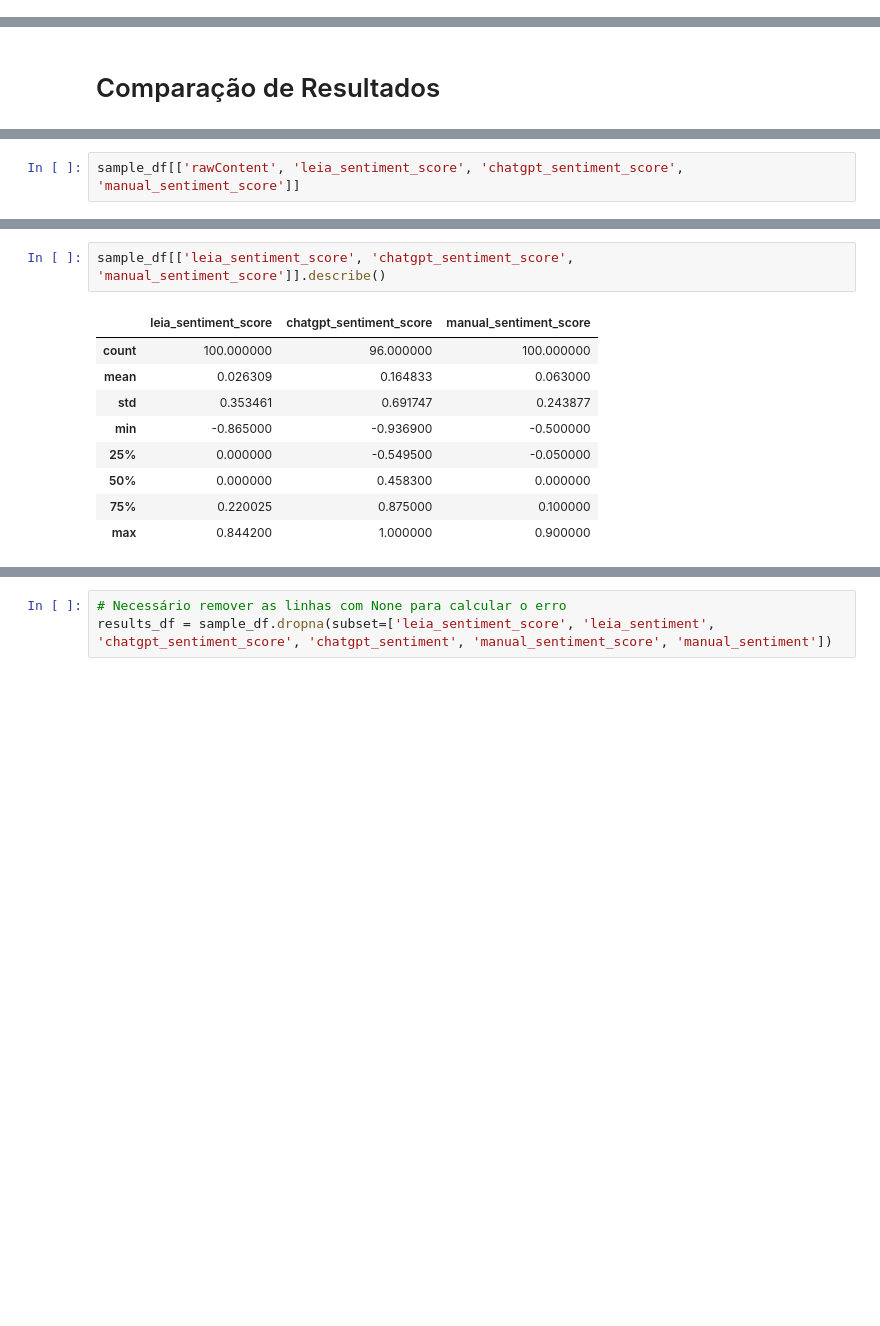
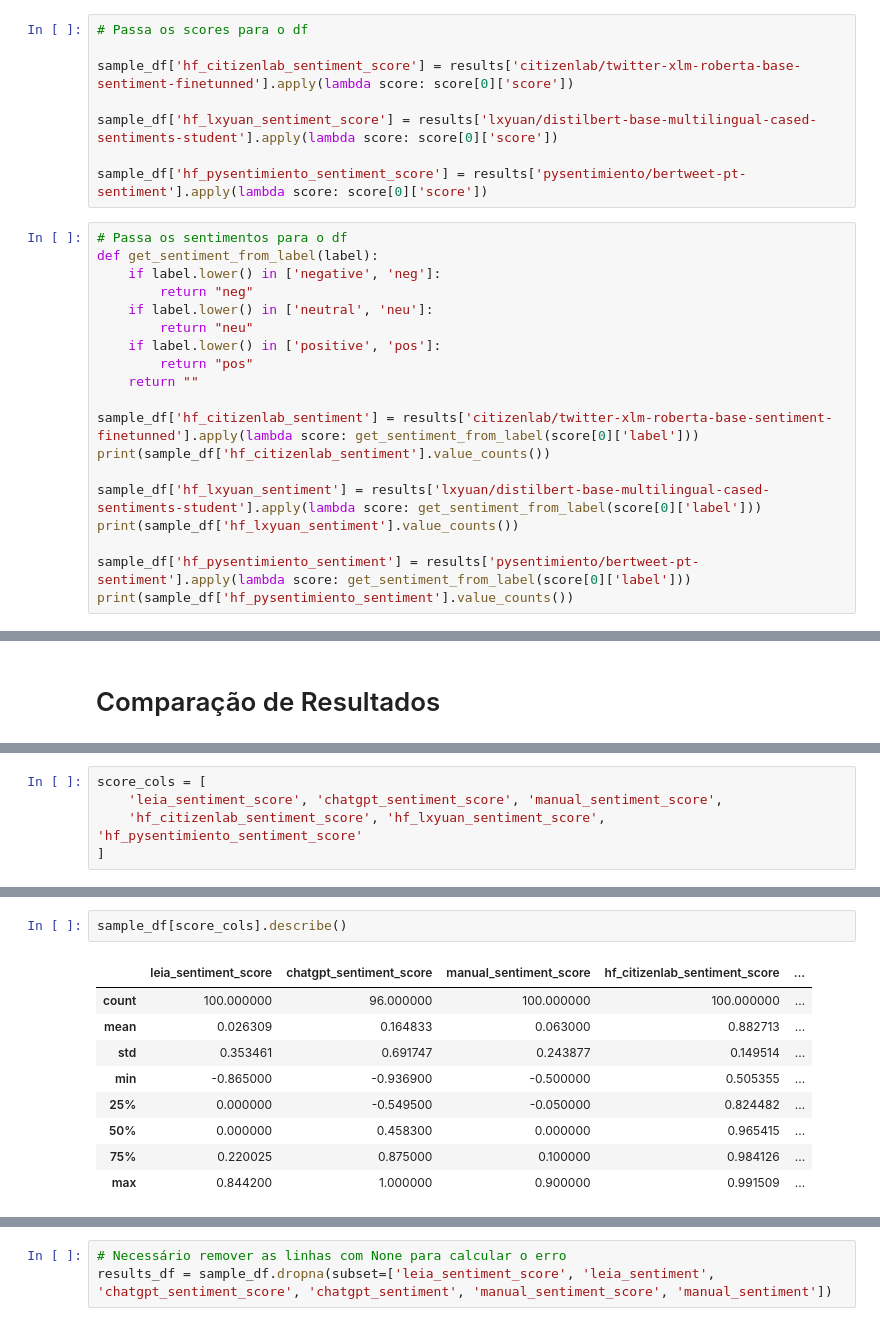
Before and after one commit to thiago-paim/projeto-tera, a Jupyter notebook: notebooks/leia_sentiment_analysis.ipynb, the cells around one changed output, grey strips where cells are left out. Saved outputs shown, nothing was run; the diff lists cells and outputs as text; blank space fills up the shorter version.

```diff
--- a/notebooks/leia_sentiment_analysis.ipynb
+++ b/notebooks/leia_sentiment_analysis.ipynb
@@ -282,0 +306,27 @@ See the caveats in the documentation: https://pandas.pydata.org/pandas-docs/stab
+# %%
+# Passa os scores para o df
+
+sample_df['hf_citizenlab_sentiment_score'] = results['citizenlab/twitter-xlm-roberta-base-sentiment-finetunned'].apply(lambda score: score[0]['score'])
+
+sample_df['hf_lxyuan_sentiment_score'] = results['lxyuan/distilbert-base-multilingual-cased-sentiments-student'].apply(lambda score: score[0]['score'])
+
+sample_df['hf_pysentimiento_sentiment_score'] = results['pysentimiento/bertweet-pt-sentiment'].apply(lambda score: score[0]['score'])
+# %%
+# Passa os sentimentos para o df
+def get_sentiment_from_label(label):
+    if label.lower() in ['negative', 'neg']:
+        return "neg"
+    if label.lower() in ['neutral', 'neu']:
+        return "neu"
+    if label.lower() in ['positive', 'pos']:
+        return "pos"
+    return ""
+
+sample_df['hf_citizenlab_sentiment'] = results['citizenlab/twitter-xlm-roberta-base-sentiment-finetunned'].apply(lambda score: get_sentiment_from_label(score[0]['label']))
+print(sample_df['hf_citizenlab_sentiment'].value_counts())
+
+sample_df['hf_lxyuan_sentiment'] = results['lxyuan/distilbert-base-multilingual-cased-sentiments-student'].apply(lambda score: get_sentiment_from_label(score[0]['label']))
+print(sample_df['hf_lxyuan_sentiment'].value_counts())
+
+sample_df['hf_pysentimiento_sentiment'] = results['pysentimiento/bertweet-pt-sentiment'].apply(lambda score: get_sentiment_from_label(score[0]['label']))
+print(sample_df['hf_pysentimiento_sentiment'].value_counts())
@@ -316,2 +349,5 @@ sample_df[['rawContent', 'leia_sentiment_score', 'leia_sentiment', 'chatgpt_sent
 # %%
-sample_df[['rawContent', 'leia_sentiment_score', 'chatgpt_sentiment_score', 'manual_sentiment_score']]
+score_cols = [
+    'leia_sentiment_score', 'chatgpt_sentiment_score', 'manual_sentiment_score',
+    'hf_citizenlab_sentiment_score', 'hf_lxyuan_sentiment_score', 'hf_pysentimiento_sentiment_score'
+]
@@ -332,12 +372,12 @@ sample_df[['rawContent', 'leia_sentiment_score', 'chatgpt_sentiment_score', 'man
 # %%
-sample_df[['leia_sentiment_score', 'chatgpt_sentiment_score', 'manual_sentiment_score']].describe()
+sample_df[score_cols].describe()
 # %% [output]
-|  | leia_sentiment_score | chatgpt_sentiment_score | manual_sentiment_score |
-| count | 100.000000 | 96.000000 | 100.000000 |
-| mean | 0.026309 | 0.164833 | 0.063000 |
-| std | 0.353461 | 0.691747 | 0.243877 |
-| min | -0.865000 | -0.936900 | -0.500000 |
-| 25% | 0.000000 | -0.549500 | -0.050000 |
-| 50% | 0.000000 | 0.458300 | 0.000000 |
-| 75% | 0.220025 | 0.875000 | 0.100000 |
-| max | 0.844200 | 1.000000 | 0.900000 |
+|  | leia_sentiment_score | chatgpt_sentiment_score | manual_sentiment_score | hf_citizenlab_sentiment_score | ... |
+| count | 100.000000 | 96.000000 | 100.000000 | 100.000000 | ... |
+| mean | 0.026309 | 0.164833 | 0.063000 | 0.882713 | ... |
+| std | 0.353461 | 0.691747 | 0.243877 | 0.149514 | ... |
+| min | -0.865000 | -0.936900 | -0.500000 | 0.505355 | ... |
+| 25% | 0.000000 | -0.549500 | -0.050000 | 0.824482 | ... |
+| 50% | 0.000000 | 0.458300 | 0.000000 | 0.965415 | ... |
+| 75% | 0.220025 | 0.875000 | 0.100000 | 0.984126 | ... |
+| max | 0.844200 | 1.000000 | 0.900000 | 0.991509 | ... |
```
Also changed, not shown: parts of 37 cells of this notebook.
